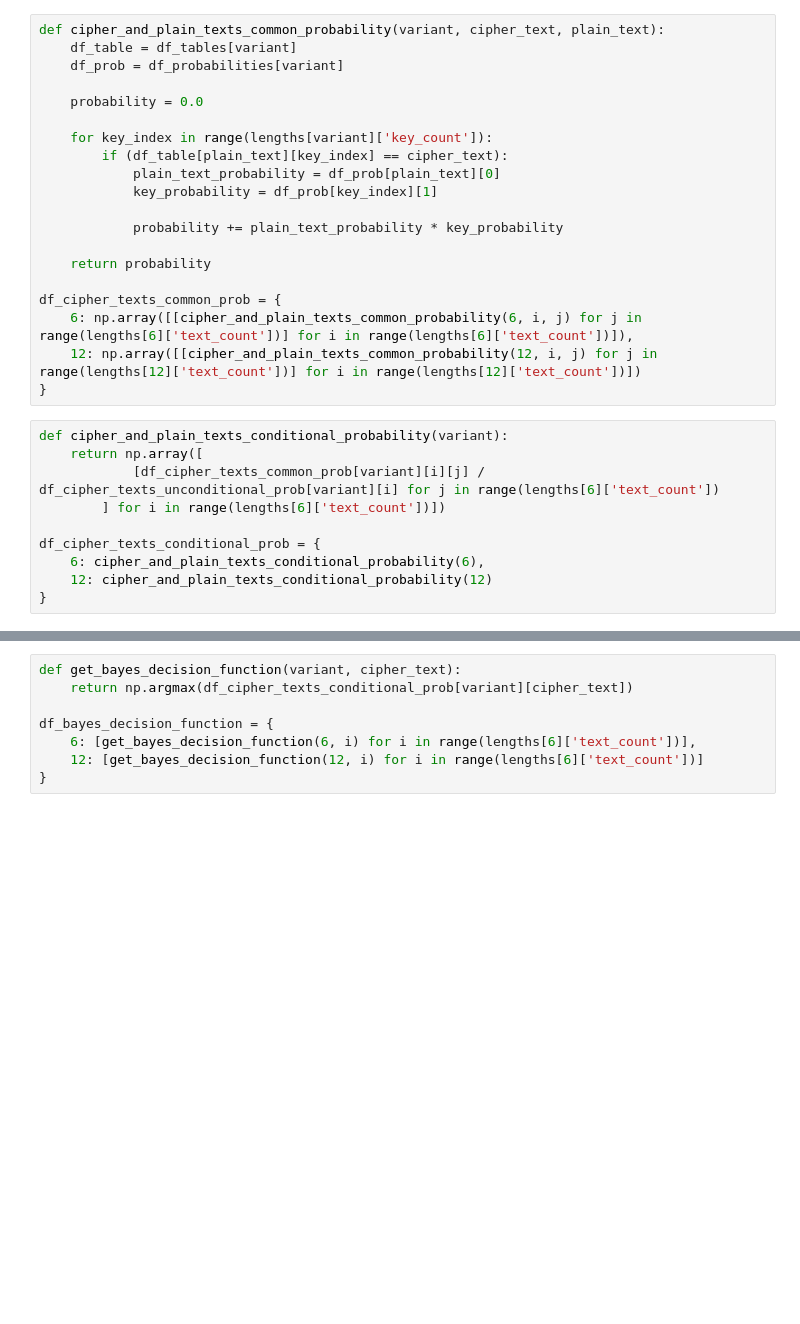
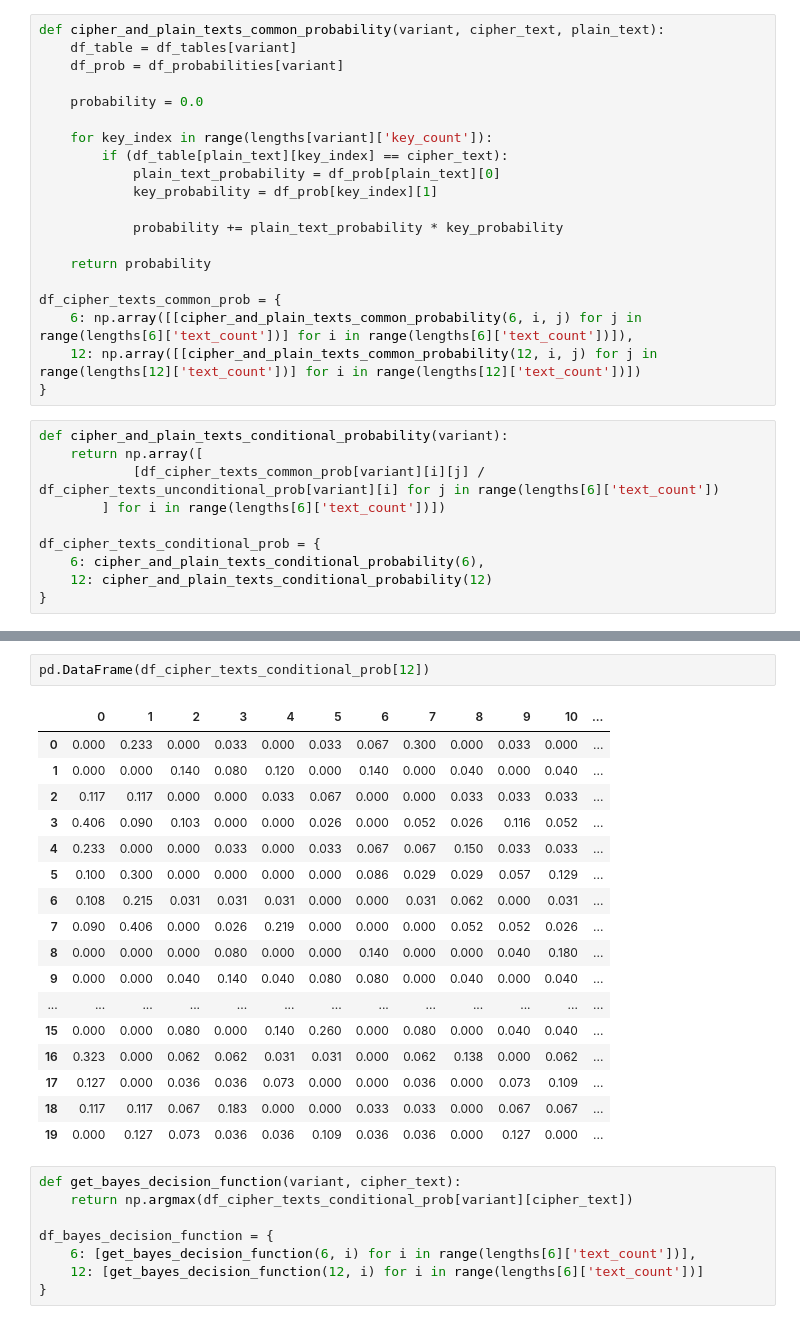
Before and after one commit to AlexGLT/cryptanalysis-lab-1, a Jupyter notebook: lab-1.ipynb, the cells around one changed output, grey strips where cells are left out. Cells and saved outputs as stored; diff of their text form; blank space fills up the shorter version.

```diff
--- a/lab-1.ipynb
+++ b/lab-1.ipynb
@@ -80,3 +101,23 @@ df_cipher_texts_conditional_prob = {
+# %%
+pd.DataFrame(df_cipher_texts_conditional_prob[12])
+# %% [output]
+|  | 0 | 1 | 2 | 3 | 4 | 5 | 6 | 7 | 8 | 9 | 10 | ... |
+| 0 | 0.000 | 0.233 | 0.000 | 0.033 | 0.000 | 0.033 | 0.067 | 0.300 | 0.000 | 0.033 | 0.000 | ... |
+| 1 | 0.000 | 0.000 | 0.140 | 0.080 | 0.120 | 0.000 | 0.140 | 0.000 | 0.040 | 0.000 | 0.040 | ... |
+| 2 | 0.117 | 0.117 | 0.000 | 0.000 | 0.033 | 0.067 | 0.000 | 0.000 | 0.033 | 0.033 | 0.033 | ... |
+| 3 | 0.406 | 0.090 | 0.103 | 0.000 | 0.000 | 0.026 | 0.000 | 0.052 | 0.026 | 0.116 | 0.052 | ... |
+| 4 | 0.233 | 0.000 | 0.000 | 0.033 | 0.000 | 0.033 | 0.067 | 0.067 | 0.150 | 0.033 | 0.033 | ... |
+| 5 | 0.100 | 0.300 | 0.000 | 0.000 | 0.000 | 0.000 | 0.086 | 0.029 | 0.029 | 0.057 | 0.129 | ... |
+| 6 | 0.108 | 0.215 | 0.031 | 0.031 | 0.031 | 0.000 | 0.000 | 0.031 | 0.062 | 0.000 | 0.031 | ... |
+| 7 | 0.090 | 0.406 | 0.000 | 0.026 | 0.219 | 0.000 | 0.000 | 0.000 | 0.052 | 0.052 | 0.026 | ... |
+| 8 | 0.000 | 0.000 | 0.000 | 0.080 | 0.000 | 0.000 | 0.140 | 0.000 | 0.000 | 0.040 | 0.180 | ... |
+| 9 | 0.000 | 0.000 | 0.040 | 0.140 | 0.040 | 0.080 | 0.080 | 0.000 | 0.040 | 0.000 | 0.040 | ... |
+| ... | ... | ... | ... | ... | ... | ... | ... | ... | ... | ... | ... | ... |
+| 15 | 0.000 | 0.000 | 0.080 | 0.000 | 0.140 | 0.260 | 0.000 | 0.080 | 0.000 | 0.040 | 0.040 | ... |
+| 16 | 0.323 | 0.000 | 0.062 | 0.062 | 0.031 | 0.031 | 0.000 | 0.062 | 0.138 | 0.000 | 0.062 | ... |
+| 17 | 0.127 | 0.000 | 0.036 | 0.036 | 0.073 | 0.000 | 0.000 | 0.036 | 0.000 | 0.073 | 0.109 | ... |
+| 18 | 0.117 | 0.117 | 0.067 | 0.183 | 0.000 | 0.000 | 0.033 | 0.033 | 0.000 | 0.067 | 0.067 | ... |
+| 19 | 0.000 | 0.127 | 0.073 | 0.036 | 0.036 | 0.109 | 0.036 | 0.036 | 0.000 | 0.127 | 0.000 | ... |
 # %%
 def get_bayes_decision_function(variant, cipher_text):
 	return np.argmax(df_cipher_texts_conditional_prob[variant][cipher_text])
```
Also changed, not shown: parts of 10 cells of this notebook.
